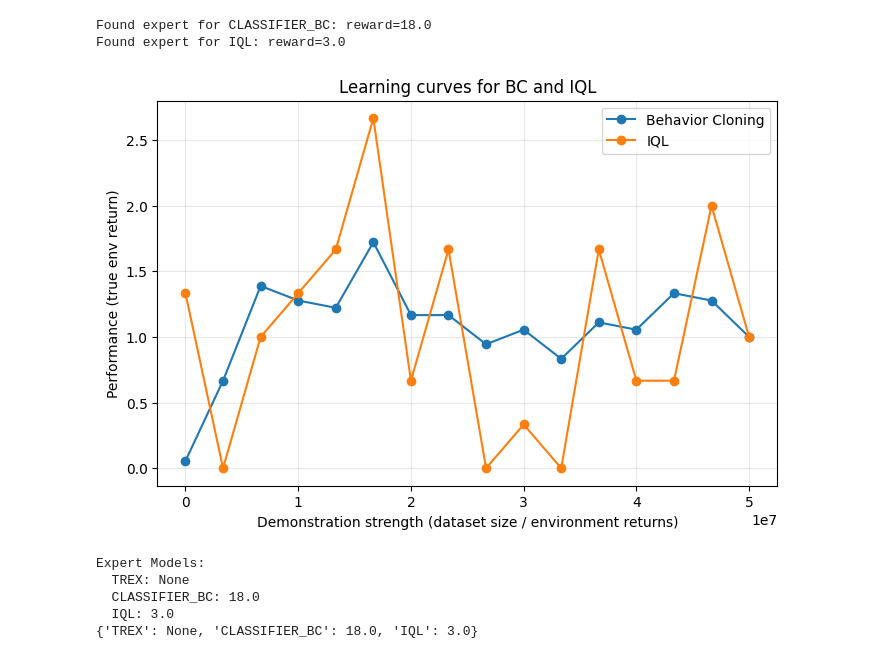
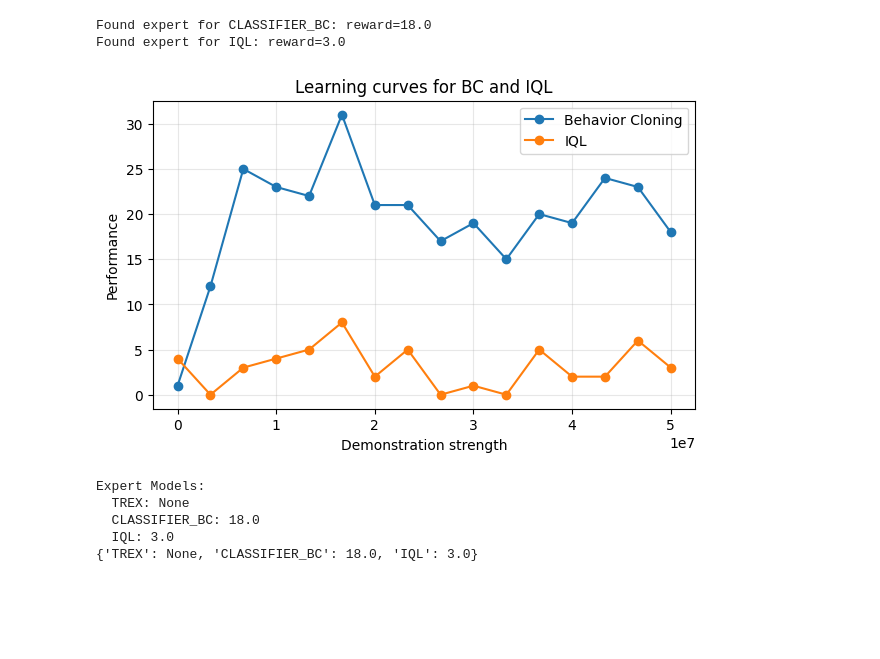
Before and after one commit to moritz-zoellner/imitation, a Jupyter notebook: src/cs592_proj/final_plots.ipynb, the cells around one changed output. Saved outputs shown, nothing was run; the diff lists cells and outputs as text; code cells hidden in the pictures; blank space fills up the shorter version.

```diff
--- a/src/cs592_proj/final_plots.ipynb
+++ b/src/cs592_proj/final_plots.ipynb
@@ -60,39 +60,39 @@ trex_sorted = sorted(zip(trex_strength, trex_return))
 bc_sorted = sorted(zip(bc_strength, bc_return))
 iql_sorted = sorted(zip(iql_strength, iql_return))
 
 trex_strength, trex_return = zip(*trex_sorted) if trex_sorted else ([], [])
 bc_strength, bc_return = zip(*bc_sorted) if bc_sorted else ([], [])
 iql_strength, iql_return = zip(*iql_sorted) if iql_sorted else ([], [])
 
 # --- Plot ---
-plt.figure(figsize=(8,5))
+plt.figure(figsize=(7,4))
 
 if trex_strength:
     plt.plot(trex_strength, trex_return, marker="o", label="T-REX")
 
 if bc_strength:
-    plt.plot(bc_strength, np.array(bc_return)/expert_scores["CLASSIFIER_BC"], marker="o", label="Behavior Cloning")
+    plt.plot(bc_strength, np.array(bc_return), marker="o", label="Behavior Cloning")
 
 if iql_strength:
-    plt.plot(iql_strength, np.array(iql_return)/expert_scores["IQL"], marker="o", label="IQL")
+    plt.plot(iql_strength, np.array(iql_return), marker="o", label="IQL")
 
-plt.xlabel("Demonstration strength (dataset size / environment returns)")
-plt.ylabel("Performance (true env return)")
+plt.xlabel("Demonstration strength")
+plt.ylabel("Performance")
 plt.title("Learning curves for BC and IQL")
 plt.grid(True, alpha=0.3)
 plt.legend()
 plt.show()
 
 # Print expert scores at the end
 print("\nExpert Models:")
 for algo, score in expert_scores.items():
     print(f"  {algo}: {score}")
 
 print(expert_scores)
 # %% [output]
 Found expert for CLASSIFIER_BC: reward=18.0
 Found expert for IQL: reward=3.0
-[figure, old version]
+[figure, new version]
 Expert Models:
   TREX: None
   CLASSIFIER_BC: 18.0
```
Also changed, not shown: 5 other files.
